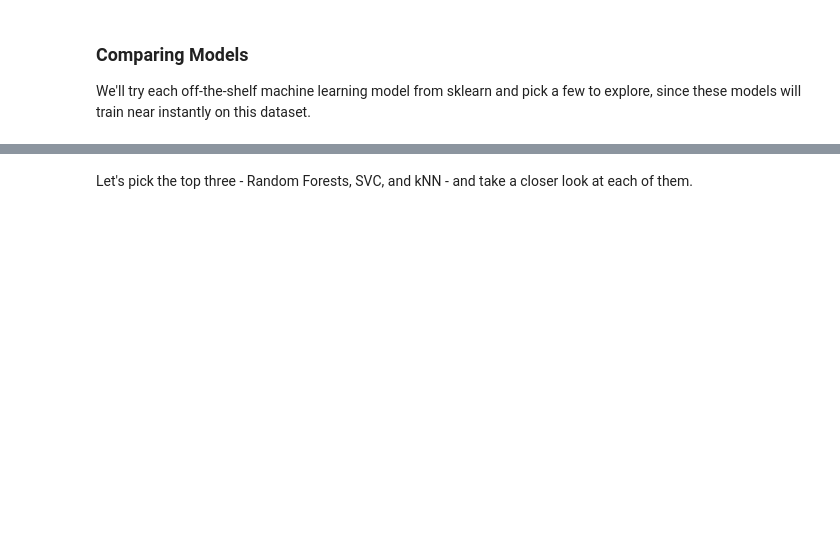
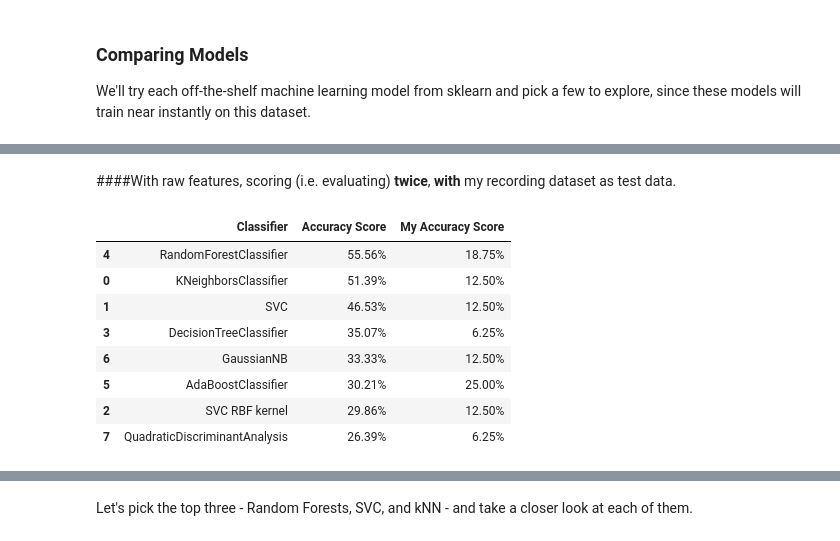
Before and after one commit to jaejams/Week3-ClassicML, a Jupyter notebook: week_3_machinelearning.ipynb, the cells around one changed output, grey strips where cells are left out. Cells and saved outputs as stored; diff of their text form; code cells hidden in the pictures; blank space fills up the shorter version.

```diff
--- a/week_3_machinelearning.ipynb
+++ b/week_3_machinelearning.ipynb
@@ -593,0 +636,11 @@ We'll try each off-the-shelf machine learning model from sklearn and pick a few
+# %%
+scores = []
+for model in classification_models:               #for loop to train all classifiers
+    model.fit(X_train_scaled, y_train)
+    score = model.score(X_test_scaled, y_test)
+    model_name = type(model).__name__             #model.score; fit=train, score=evaluate. For score, use test set. Then append the name for a pretty label.
+    if model_name=='SVC' and model.kernel=='rbf': model_name+=' RBF kernel'
+    scores.append((model_name,(f'{100*score:.2f}%')))
+# Make it pretty
+scores_df = pd.DataFrame(scores,columns=['Classifier','Accuracy Score'])
+scores_df.sort_values(by='Accuracy Score',axis=0,ascending=False)
@@ -593,0 +680,25 @@ We'll try each off-the-shelf machine learning model from sklearn and pick a few
+# %% [markdown]
+####With raw features, scoring (i.e. evaluating) **twice**, **with** my recording dataset as test data.
+# %%
+scores = []
+for model in classification_models:               #for loop to train all classifiers
+    model.fit(X_train, y_train)            #sklearn gives .fit function; fit=train with features & labels #!!!ASSIGNMENT!!! Try not only X_train_scaled but also raw, and mid max scaled features
+    score = model.score(X_test, y_test)    #test your model on the same data (i.e. use X_test_scaled if used it previously); your train & test need to separated, but it needs to come from the same distribution.
+    score_mine = model.score(features_mine, emotions_mine) #testing again with my recordings' data
+    model_name = type(model).__name__             #model.score; fit=train, score=evaluate. For score, use test set. Then append the name for a pretty label.
+    if model_name=='SVC' and model.kernel=='rbf': model_name+=' RBF kernel'
+    scores.append((model_name,(f'{100*score:.2f}%'),(f'{100*score_mine:.2f}%')))
+
+# Make it pretty
+scores_df = pd.DataFrame(scores,columns=['Classifier','Accuracy Score', 'My Accuracy Score'])
+scores_df.sort_values(by='Accuracy Score',axis=0,ascending=False)
+# %% [output]
+|  | Classifier | Accuracy Score | My Accuracy Score |
+| 4 | RandomForestClassifier | 55.56% | 18.75% |
+| 0 | KNeighborsClassifier | 51.39% | 12.50% |
+| 1 | SVC | 46.53% | 12.50% |
+| 3 | DecisionTreeClassifier | 35.07% | 6.25% |
+| 6 | GaussianNB | 33.33% | 12.50% |
+| 5 | AdaBoostClassifier | 30.21% | 25.00% |
+| 2 | SVC RBF kernel | 29.86% | 12.50% |
+| 7 | QuadraticDiscriminantAnalysis | 26.39% | 6.25% |
```
Also changed, not shown: parts of 12 cells of this notebook.
